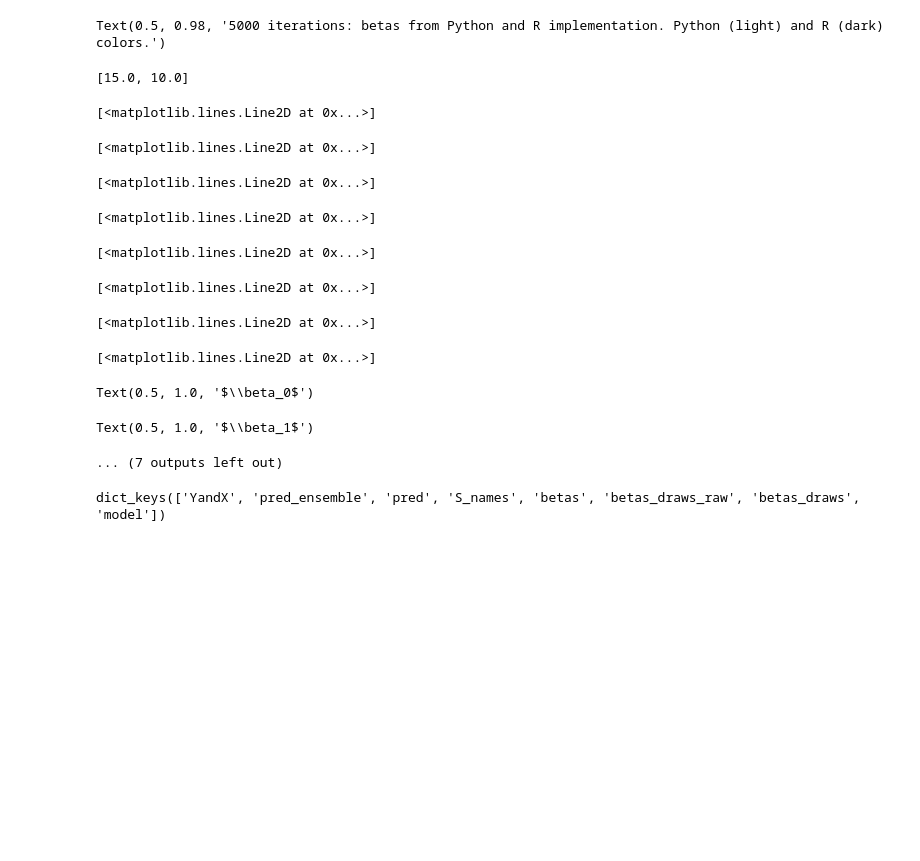
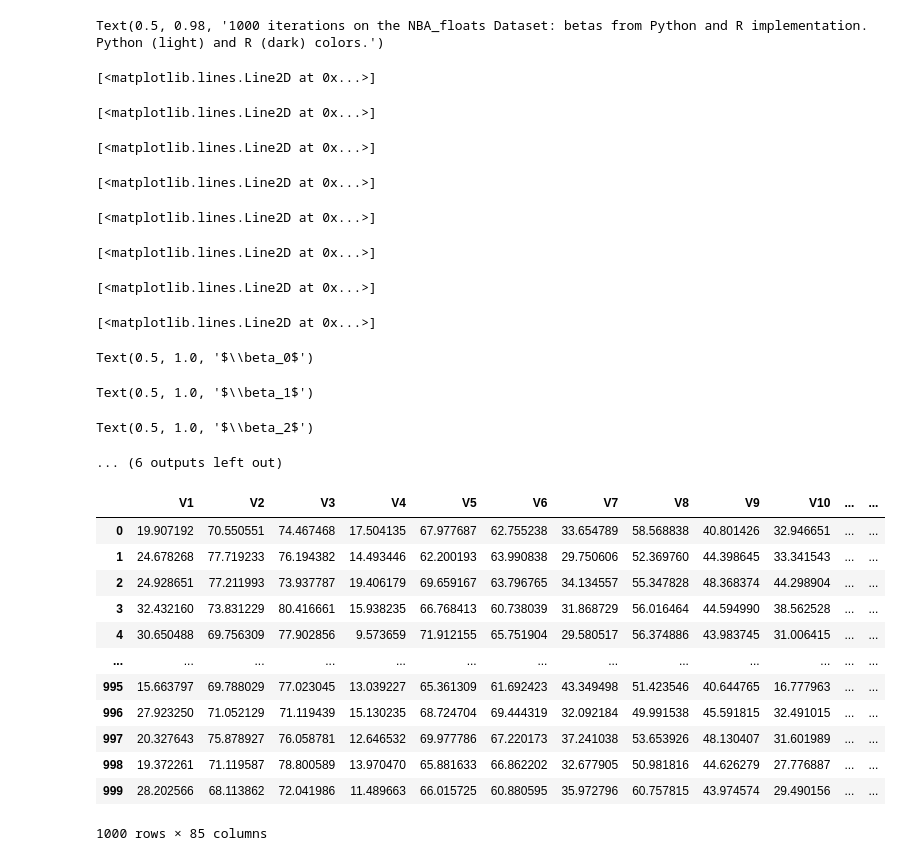
Before and after one commit to RyanLucas3/MacroRandomForest, a Jupyter notebook: MRF_notebook copy 3.ipynb, the cells around one changed output. Drawn from its saved outputs; the diff is of its cells as text; code cells hidden in the pictures; blank space fills up the shorter version.

```diff
--- a/MRF_notebook copy 3.ipynb
+++ b/MRF_notebook copy 3.ipynb
@@ -31,8 +56,6 @@ Tree 5000 out of 5000
 # %%
 y = np.array(mrf_output['YandX'].iloc[150:, 0])
 # %%
-phils_preds = pd.read_csv("/Users/ryanlucas/Desktop/MRF/predictions_1.csv", index_col = "Unnamed: 0")
+phils_preds = pd.read_csv("/Users/ryanlucas/Desktop/MRF/predictions_NBA.csv", index_col = "Unnamed: 0")
 # %%
 my_preds = pd.DataFrame(mrf_output['pred_ensemble'])
-# %%
-my_preds.columns = np.arange(150, 200)
@@ -67,10 +82,9 @@ phils_betas.columns = my_betas.columns
 # %%
-fig, ax =plt.subplots(nrows = 2, ncols = 2, gridspec_kw={"wspace": 0.1})
+fig, ax =plt.subplots(nrows = 3, ncols = 3, gridspec_kw={"wspace": 0.1})
 
-plt.suptitle("5000 iterations: betas from Python and R implementation. Python (light) and R (dark) colors.")
+plt.suptitle(f"1000 iterations on the {dataset} Dataset: betas from Python and R implementation. Python (light) and R (dark) colors.", )
 
-plt.rcParams['figure.figsize']
-plt.rcParams['figure.figsize'] = (15,10)
+plt.rcParams['figure.figsize'] = (20,15)
 color_list_0 = ['lightcoral', 'skyblue', 'seagreen', 'plum']
 color_list_1 = ['red', 'blue', 'springgreen', 'magenta']
 
@@ -98,8 +112,8 @@ ax[1, 1].set_xlabel(r"$t$", fontsize = 14)
 ax[0, 0].set_ylabel("Coefficient", fontsize = 14)
 ax[1, 0].set_ylabel("Coefficient", fontsize = 14)
 # %% [output]
-Text(0.5, 0.98, '5000 iterations: betas from Python and R implementation. Python (light) and R (dark) colors.')
+Text(0.5, 0.98, '1000 iterations on the NBA_floats Dataset: betas from Python and R implementation. Python (light) and R (dark) colors.')
-[15.0, 10.0]
+[<matplotlib.lines.Line2D at 0x...>]
 [<matplotlib.lines.Line2D at 0x...>]
 [<matplotlib.lines.Line2D at 0x...>]
 [<matplotlib.lines.Line2D at 0x...>]
@@ -107,11 +121,7 @@ Text(0.5, 0.98, '5000 iterations: betas from Python and R implementation. Python
 [<matplotlib.lines.Line2D at 0x...>]
 [<matplotlib.lines.Line2D at 0x...>]
 [<matplotlib.lines.Line2D at 0x...>]
-[<matplotlib.lines.Line2D at 0x...>]
+Text(0.5, 1.0, '$\\beta_0$')
-Text(0.5, 1.0, '$\\beta_0$')
+Text(0.5, 1.0, '$\\beta_1$')
-Text(0.5, 1.0, '$\\beta_1$')
+Text(0.5, 1.0, '$\\beta_2$')
-... (7 outputs left out)
+... (6 outputs left out)
-# %%
-mrf_output.keys()
-# %% [output]
-dict_keys(['YandX', 'pred_ensemble', 'pred', 'S_names', 'betas', 'betas_draws_raw', 'betas_draws', 'model'])
@@ -118,3 +130,19 @@ dict_keys(['YandX', 'pred_ensemble', 'pred', 'S_names', 'betas', 'betas_draws_ra
+# %%
+phils_preds
+# %% [output]
+|  | V1 | V2 | V3 | V4 | V5 | V6 | V7 | V8 | V9 | V10 | ... | ... |
+| 0 | 19.907192 | 70.550551 | 74.467468 | 17.504135 | 67.977687 | 62.755238 | 33.654789 | 58.568838 | 40.801426 | 32.946651 | ... | ... |
+| 1 | 24.678268 | 77.719233 | 76.194382 | 14.493446 | 62.200193 | 63.990838 | 29.750606 | 52.369760 | 44.398645 | 33.341543 | ... | ... |
+| 2 | 24.928651 | 77.211993 | 73.937787 | 19.406179 | 69.659167 | 63.796765 | 34.134557 | 55.347828 | 48.368374 | 44.298904 | ... | ... |
+| 3 | 32.432160 | 73.831229 | 80.416661 | 15.938235 | 66.768413 | 60.738039 | 31.868729 | 56.016464 | 44.594990 | 38.562528 | ... | ... |
+| 4 | 30.650488 | 69.756309 | 77.902856 | 9.573659 | 71.912155 | 65.751904 | 29.580517 | 56.374886 | 43.983745 | 31.006415 | ... | ... |
+| ... | ... | ... | ... | ... | ... | ... | ... | ... | ... | ... | ... | ... |
+| 995 | 15.663797 | 69.788029 | 77.023045 | 13.039227 | 65.361309 | 61.692423 | 43.349498 | 51.423546 | 40.644765 | 16.777963 | ... | ... |
+| 996 | 27.923250 | 71.052129 | 71.119439 | 15.130235 | 68.724704 | 69.444319 | 32.092184 | 49.991538 | 45.591815 | 32.491015 | ... | ... |
+| 997 | 20.327643 | 75.878927 | 76.058781 | 12.646532 | 69.977786 | 67.220173 | 37.241038 | 53.653926 | 48.130407 | 31.601989 | ... | ... |
+| 998 | 19.372261 | 71.119587 | 78.800589 | 13.970470 | 65.881633 | 66.862202 | 32.677905 | 50.981816 | 44.626279 | 27.776887 | ... | ... |
+| 999 | 28.202566 | 68.113862 | 72.041986 | 11.489663 | 66.015725 | 60.880595 | 35.972796 | 60.757815 | 43.974574 | 29.490156 | ... | ... |
+1000 rows × 85 columns
 # %%
 fig, ax = plt.subplots()
 plt.rcParams['figure.figsize'] = (20, 8)
```
Also changed, not shown: parts of 17 cells of this notebook, 4 other files.
